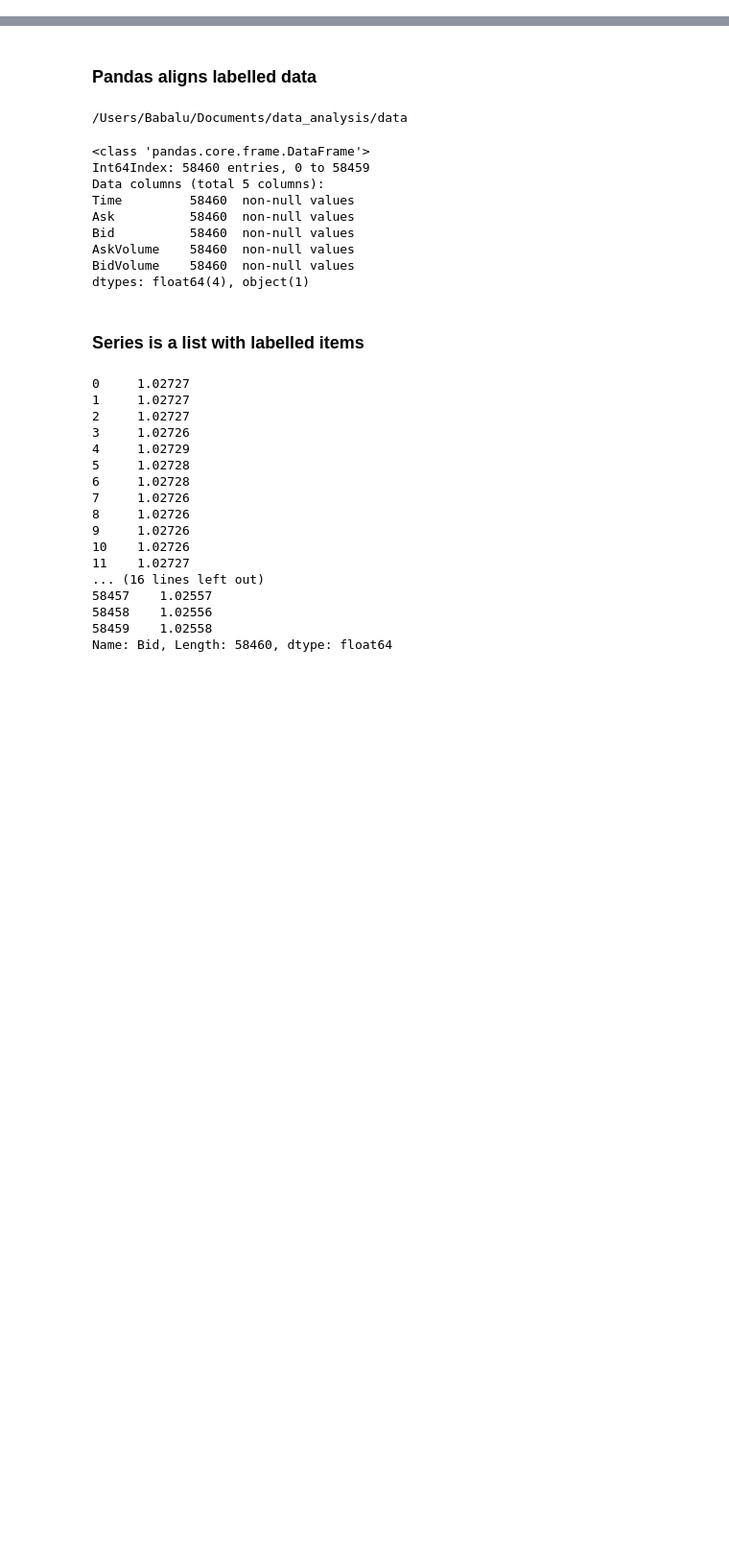
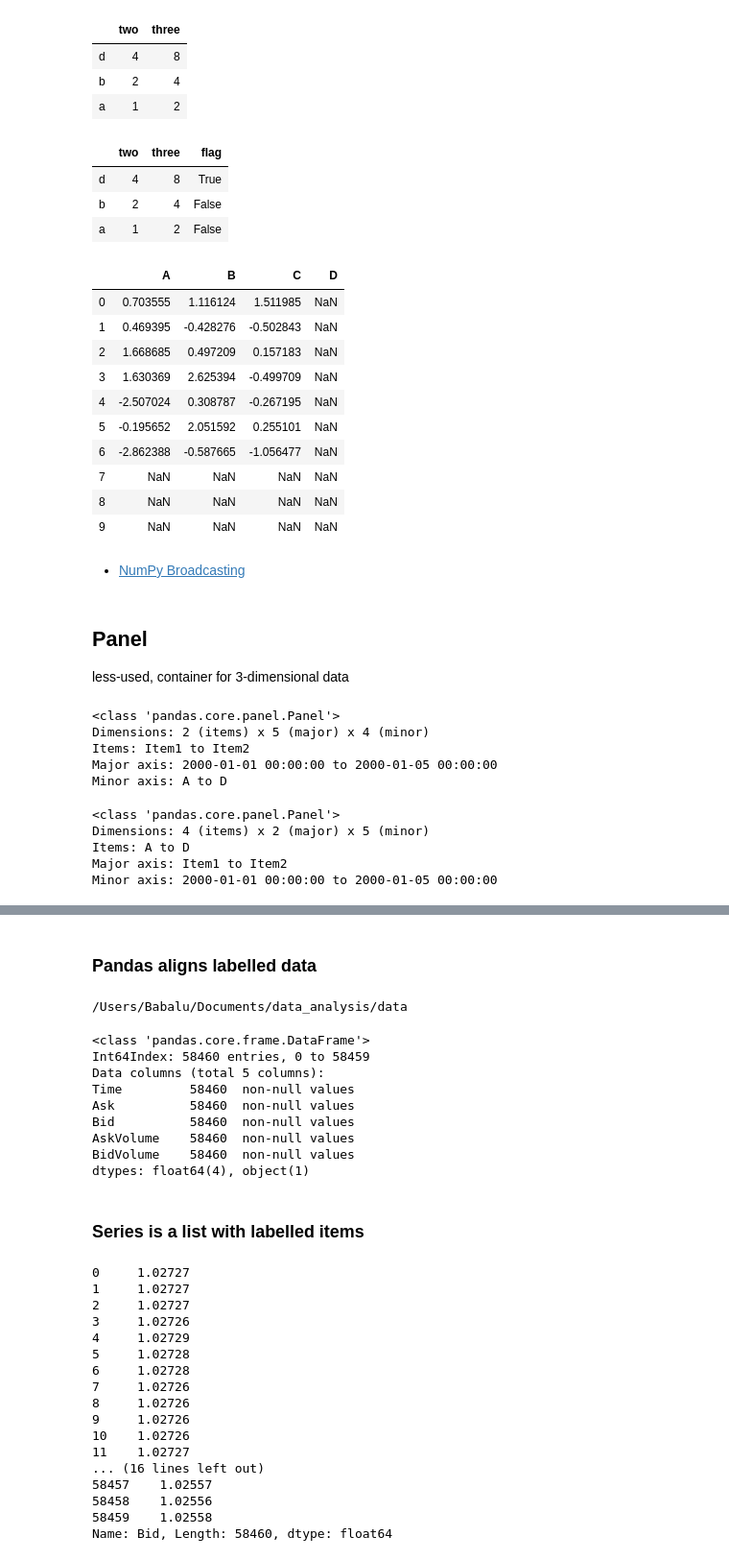
Before and after one commit to donigian/Data-Analysis-with-Python, a Jupyter notebook: Intro to Pandas.ipynb, the cells around one changed output, grey strips where cells are left out. Shown: that part at 96% size. Cells and saved outputs as stored; diff of their text form; code cells hidden in the pictures; blank space fills up the shorter version.

```diff
--- a/Intro to Pandas.ipynb
+++ b/Intro to Pandas.ipynb
@@ -107,0 +139,34 @@ Ask for more Orthogonal Data
+# %%
+df['three'] = df['two'] * 2
+df
+# %% [output]
+|  | two | three |
+| d | 4 | 8 |
+| b | 2 | 4 |
+| a | 1 | 2 |
+# %%
+df['flag'] = df['two'] > 2
+df
+# %% [output]
+|  | two | three | flag |
+| d | 4 | 8 | True |
+| b | 2 | 4 | False |
+| a | 1 | 2 | False |
+# %%
+df = pd.DataFrame(randn(10, 4), columns=['A', 'B', 'C', 'D'])
+df2 = pd.DataFrame(randn(7, 3), columns=['A', 'B', 'C'])
+df + df2
+# %% [output]
+|  | A | B | C | D |
+| 0 | 0.703555 | 1.116124 | 1.511985 | NaN |
+| 1 | 0.469395 | -0.428276 | -0.502843 | NaN |
+| 2 | 1.668685 | 0.497209 | 0.157183 | NaN |
+| 3 | 1.630369 | 2.625394 | -0.499709 | NaN |
+| 4 | -2.507024 | 0.308787 | -0.267195 | NaN |
+| 5 | -0.195652 | 2.051592 | 0.255101 | NaN |
+| 6 | -2.862388 | -0.587665 | -1.056477 | NaN |
+| 7 | NaN | NaN | NaN | NaN |
+| 8 | NaN | NaN | NaN | NaN |
+| 9 | NaN | NaN | NaN | NaN |
+# %% [markdown]
+- [NumPy Broadcasting](http://docs.scipy.org/doc/numpy/user/basics.broadcasting.html)
@@ -107,0 +176,25 @@ Ask for more Orthogonal Data
+# %% [markdown]
+## Panel
+less-used, container for 3-dimensional data
+# %%
+# items: axis 0, each item corresponds to a DataFrame contained inside
+# major_axis: axis 1, it is the index (rows) of each of the DataFrames
+# minor_axis: axis 2, it is the columns of each of the DataFrames
+wp = pd.Panel(randn(2, 5, 4), items=['Item1', 'Item2'],
+         major_axis=pd.date_range('1/1/2000', periods=5),
+         minor_axis=['A', 'B', 'C', 'D'])
+wp
+# %% [output]
+<class 'pandas.core.panel.Panel'>
+Dimensions: 2 (items) x 5 (major) x 4 (minor)
+Items: Item1 to Item2
+Major axis: 2000-01-01 00:00:00 to 2000-01-05 00:00:00
+Minor axis: A to D
+# %%
+wp['Item1']
+# %% [output]
+<class 'pandas.core.panel.Panel'>
+Dimensions: 4 (items) x 2 (major) x 5 (minor)
+Items: A to D
+Major axis: Item1 to Item2
+Minor axis: 2000-01-01 00:00:00 to 2000-01-05 00:00:00
```
Also changed, not shown: parts of 35 cells of this notebook.
